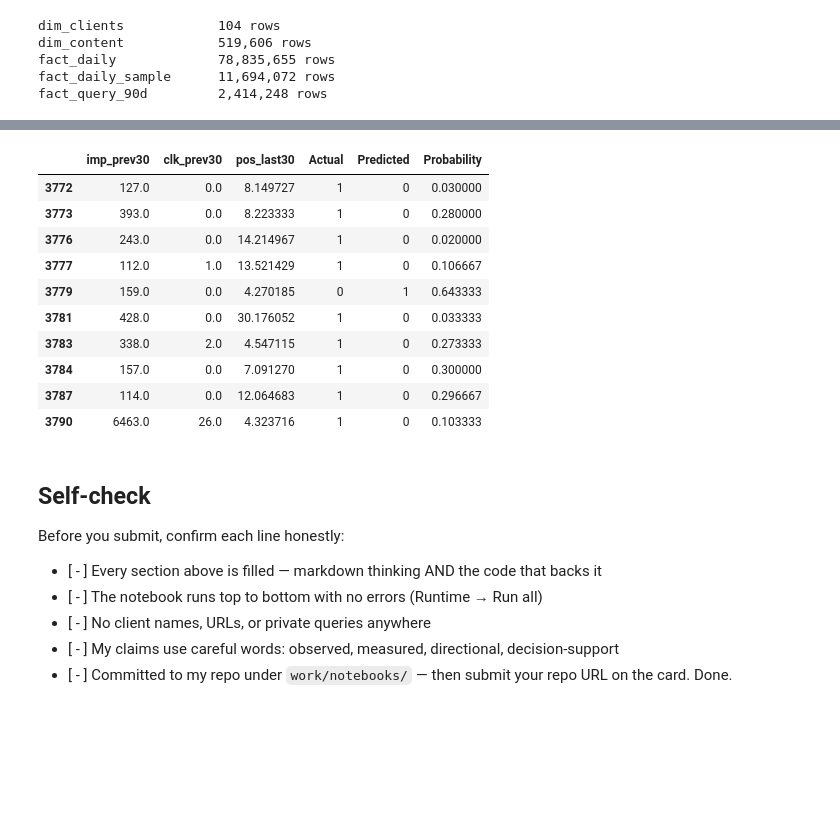
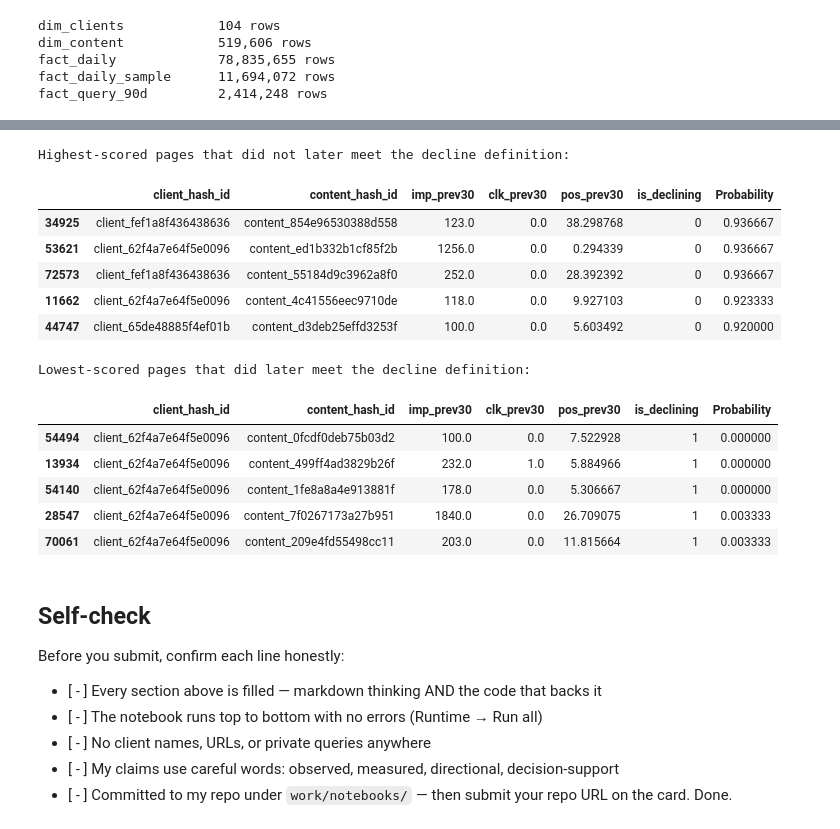
Before and after one commit to stfnnnnnnn/karl-mangahas-flyrank, a Jupyter notebook: work/notebooks/w05_model.ipynb, the cells around one changed output, grey strips where cells are left out. Cells and saved outputs as stored; diff of their text form; code cells hidden in the pictures; blank space fills up the shorter version.

```diff
--- a/work/notebooks/w05_model.ipynb
+++ b/work/notebooks/w05_model.ipynb
@@ -168,7 +214,8 @@ features["is_visible"] = (
 ).astype(int)
 
 features["is_weak_position"] = (
-    features["pos_last30"].fillna(0) > 10
+    features["pos_prev30"].notna()
+    & (features["pos_prev30"] > 10)
 ).astype(int)
 
 features["baseline_score"] = (
@@ -298,36 +356,47 @@ importance.to_frame(name="Importance")
-# %%
-errors = X_test.copy()
-
-errors["Actual"] = y_test.values
-errors["Predicted"] = rf.predict(X_test)
-errors["Probability"] = rf_prob
-
-misclassified = errors[
-    errors["Actual"] != errors["Predicted"]
-]
-
-misclassified[
-    [
-        "imp_prev30",
-        "clk_prev30",
-        "pos_last30",
-        "Actual",
-        "Predicted",
-        "Probability",
-    ]
-].head(10)
-# %% [output]
-|  | imp_prev30 | clk_prev30 | pos_last30 | Actual | Predicted | Probability |
-| 3772 | 127.0 | 0.0 | 8.149727 | 1 | 0 | 0.030000 |
-| 3773 | 393.0 | 0.0 | 8.223333 | 1 | 0 | 0.280000 |
-| 3776 | 243.0 | 0.0 | 14.214967 | 1 | 0 | 0.020000 |
-| 3777 | 112.0 | 1.0 | 13.521429 | 1 | 0 | 0.106667 |
-| 3779 | 159.0 | 0.0 | 4.270185 | 0 | 1 | 0.643333 |
-| 3781 | 428.0 | 0.0 | 30.176052 | 1 | 0 | 0.033333 |
-| 3783 | 338.0 | 2.0 | 4.547115 | 1 | 0 | 0.273333 |
-| 3784 | 157.0 | 0.0 | 7.091270 | 1 | 0 | 0.300000 |
-| 3787 | 114.0 | 0.0 | 12.064683 | 1 | 0 | 0.296667 |
-| 3790 | 6463.0 | 26.0 | 4.323716 | 1 | 0 | 0.103333 |
+# %%
+errors = features.iloc[test_idx][[
+    "client_hash_id",
+    "content_hash_id",
+    "imp_prev30",
+    "clk_prev30",
+    "pos_prev30",
+    "is_declining",
+]].copy()
+
+errors["Probability"] = rf_prob
+
+high_scored_negatives = (
+    errors[errors["is_declining"] == 0]
+    .sort_values("Probability", ascending=False)
+    .head(5)
+)
+
+low_scored_positives = (
+    errors[errors["is_declining"] == 1]
+    .sort_values("Probability", ascending=True)
+    .head(5)
+)
+
+print("Highest-scored pages that did not later meet the decline definition:")
+display(high_scored_negatives)
+
+print("Lowest-scored pages that did later meet the decline definition:")
+display(low_scored_positives)
+# %% [output]
+Highest-scored pages that did not later meet the decline definition:
+|  | client_hash_id | content_hash_id | imp_prev30 | clk_prev30 | pos_prev30 | is_declining | Probability |
+| 34925 | client_fef1a8f436438636 | content_854e96530388d558 | 123.0 | 0.0 | 38.298768 | 0 | 0.936667 |
+| 53621 | client_62f4a7e64f5e0096 | content_ed1b332b1cf85f2b | 1256.0 | 0.0 | 0.294339 | 0 | 0.936667 |
+| 72573 | client_fef1a8f436438636 | content_55184d9c3962a8f0 | 252.0 | 0.0 | 28.392392 | 0 | 0.936667 |
+| 11662 | client_62f4a7e64f5e0096 | content_4c41556eec9710de | 118.0 | 0.0 | 9.927103 | 0 | 0.923333 |
+| 44747 | client_65de48885f4ef01b | content_d3deb25effd3253f | 100.0 | 0.0 | 5.603492 | 0 | 0.920000 |
+Lowest-scored pages that did later meet the decline definition:
+|  | client_hash_id | content_hash_id | imp_prev30 | clk_prev30 | pos_prev30 | is_declining | Probability |
+| 54494 | client_62f4a7e64f5e0096 | content_0fcdf0deb75b03d2 | 100.0 | 0.0 | 7.522928 | 1 | 0.000000 |
+| 13934 | client_62f4a7e64f5e0096 | content_499ff4ad3829b26f | 232.0 | 1.0 | 5.884966 | 1 | 0.000000 |
+| 54140 | client_62f4a7e64f5e0096 | content_1fe8a8a4e913881f | 178.0 | 0.0 | 5.306667 | 1 | 0.000000 |
+| 28547 | client_62f4a7e64f5e0096 | content_7f0267173a27b951 | 1840.0 | 0.0 | 26.709075 | 1 | 0.003333 |
+| 70061 | client_62f4a7e64f5e0096 | content_209e4fd55498cc11 | 203.0 | 0.0 | 11.815664 | 1 | 0.003333 |
 # %% [markdown]
 ## Self-check
 
```
Also changed, not shown: parts of 13 cells of this notebook.
